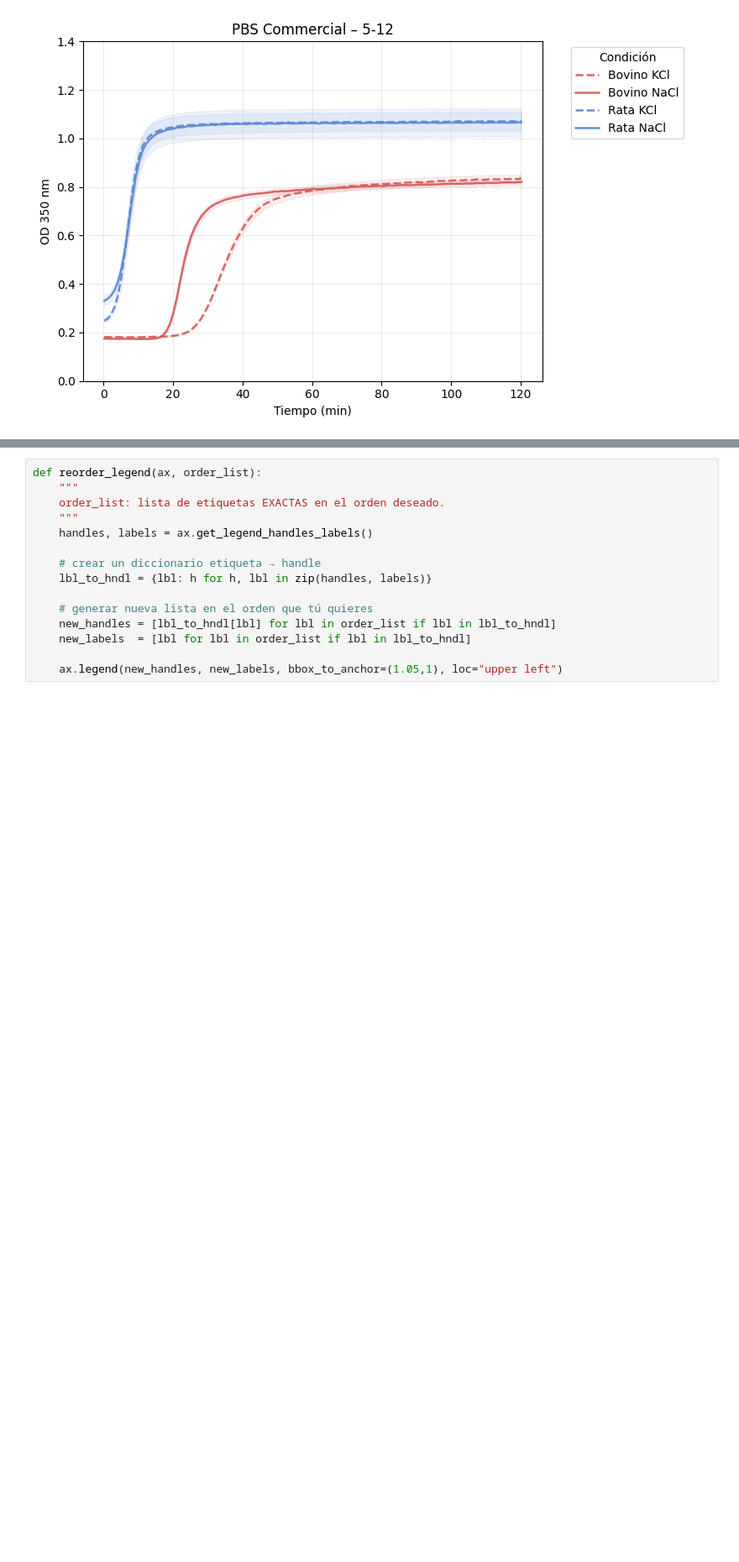
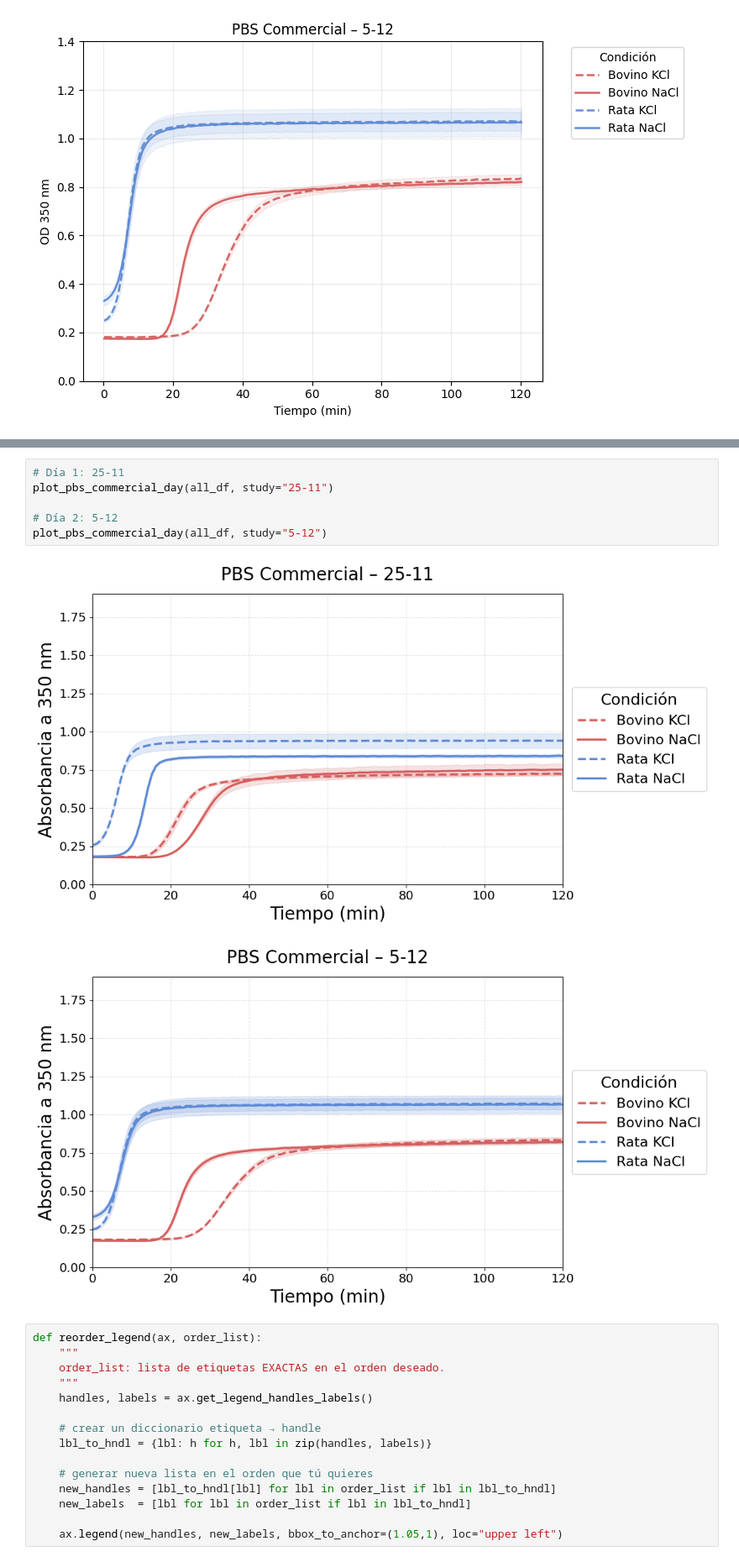
Before and after one commit to Bertaalcolea/Collagen_studies, a Jupyter notebook: Ionic(25-11vs5-12).ipynb, the cells around one changed output, grey strips where cells are left out. Shown at 84% size. Saved outputs shown, nothing was run; the diff lists cells and outputs as text; blank space fills up the shorter version.

```diff
--- a/Ionic(25-11vs5-12).ipynb
+++ b/Ionic(25-11vs5-12).ipynb
@@ -1246,3 +1435,12 @@ plot_pbs_commercial_day(all_df, study="5-12")
+# %%
+# Día 1: 25-11
+plot_pbs_commercial_day(all_df, study="25-11")
+
+# Día 2: 5-12
+plot_pbs_commercial_day(all_df, study="5-12")
+# %% [output]
+[figure, added]
+[figure, added]
 # %%
 def reorder_legend(ax, order_list):
     """
```
Also changed, not shown: parts of 8 cells of this notebook.
